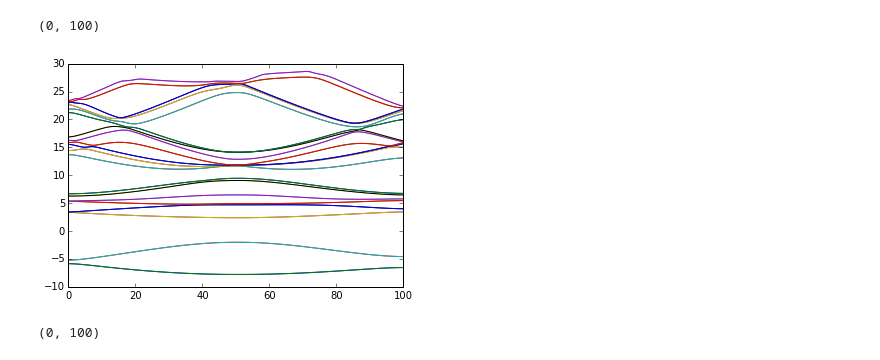
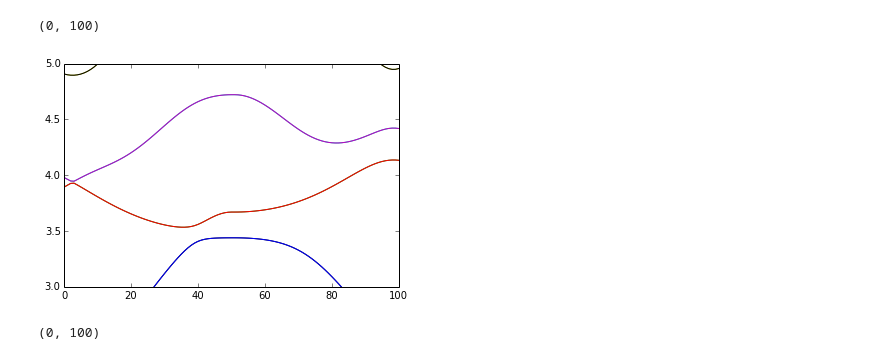
Before and after one commit to shiangfang/DFT_KIT, a Jupyter notebook: interface/DFT_IPython_interface/Quantum Espresso Band Plot.ipynb, the cells around one changed output. Saved outputs shown, nothing was run; the diff lists cells and outputs as text; code cells hidden in the pictures.

```diff
--- a/interface/DFT_IPython_interface/Quantum Espresso Band Plot.ipynb
+++ b/interface/DFT_IPython_interface/Quantum Espresso Band Plot.ipynb
@@ -14,13 +14,13 @@ import xml.etree.ElementTree as ET
 # %%
 start_k=1
 end_k=102
-n_bands=40
+n_bands=36
 all_bands=np.zeros((end_k-start_k+1,n_bands))
 indexs=range(start_k,end_k+1)
 name_prefix='Bi/bismuth.save'
 name_prefix='bismuth.original.save'
 name_prefix='bismuth.save'
-#name_prefix='antimony.save'
+name_prefix='../../temp/band1/bismuth.save'
 
 for ind in range(0,end_k-start_k+1):
     path_ind=name_prefix+'/K'+"{0:05d}".format(indexs[ind])+'/eigenval.xml'
@@ -37,11 +37,11 @@ for ind in range(0,end_k-start_k+1):
         all_bands[ind,ind2]=(float(eigen_vals[ind2]))
 # %%
 plt.plot(all_bands*27.21)
-#plt.ylim([20,30])
+plt.ylim([3,5])
 plt.xlim([0,100])
 # %% [output]
 (0, 100)
-[figure, old version]
+[figure, new version]
 # %%
 import csv
 #save_bands=np.zeros((end_k-start_k+1,n_bands/2))
```
Also changed, not shown: 14 other files.
